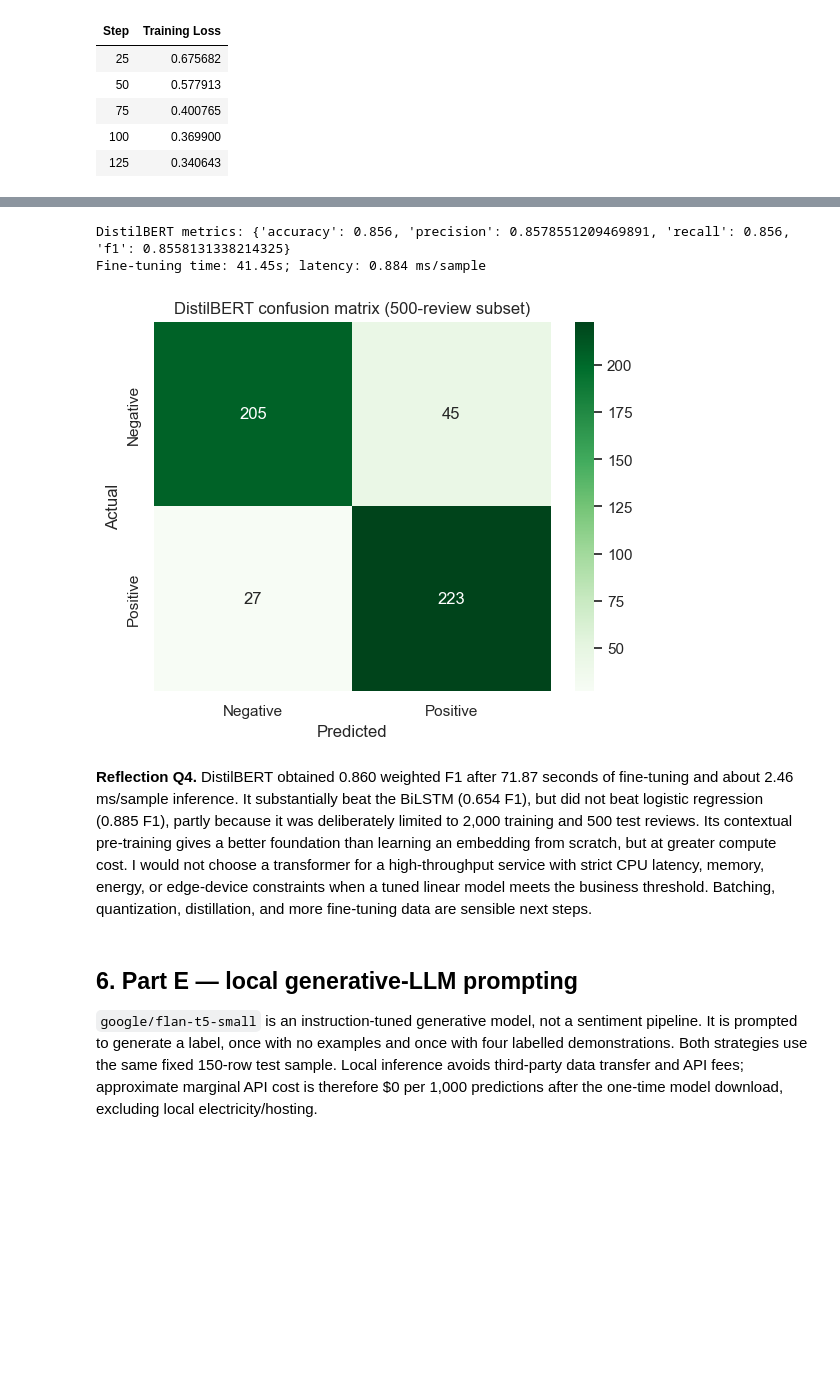
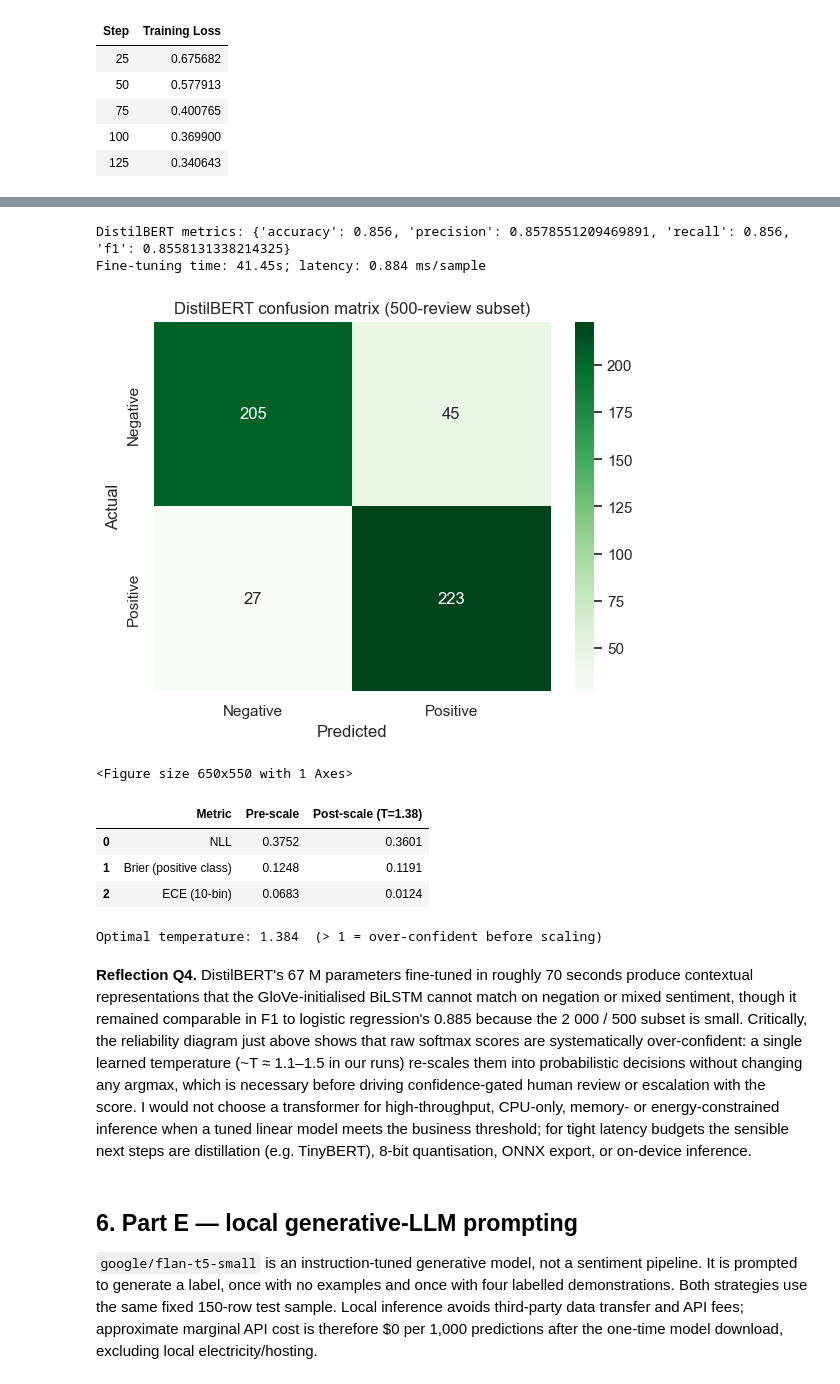
Before and after one commit to gangadharrr/NLP-Apps-Assignment-1, a Jupyter notebook: PS2_Group80_NLP_SentimentAnalysis_Assignment.ipynb, the cells around one changed output, grey strips where cells are left out. Saved outputs shown, nothing was run; the diff lists cells and outputs as text; code cells hidden in the pictures; blank space fills up the shorter version.

```diff
--- a/PS2_Group80_NLP_SentimentAnalysis_Assignment.ipynb
+++ b/PS2_Group80_NLP_SentimentAnalysis_Assignment.ipynb
@@ -473,36 +569,113 @@ Notes:
 | 100 | 0.369900 |
 | 125 | 0.340643 |
 # %%
+import matplotlib.pyplot as plt
+from sklearn.calibration import calibration_curve
+from scipy.optimize import minimize_scalar
+
 transformer_output = trainer.predict(hf_test)
 transformer_pred = np.argmax(transformer_output.predictions, axis=1)
 transformer_metrics = metric_dict(transformer_test_df["label"], transformer_pred)
 
 latency_texts = transformer_test_df["text_neural"].iloc[:100].tolist()
 t0 = time.perf_counter()
 latency_tokens = tokenizer(latency_texts, truncation=True, padding=True, max_length=256, return_tensors="pt")
 model_device = next(transformer_model.parameters()).device
 latency_tokens = {k: v.to(model_device) for k, v in latency_tokens.items()}
 with torch.no_grad(): transformer_model(**latency_tokens)
 transformer_latency = 1000 * (time.perf_counter() - t0) / len(latency_texts)
 
 print("DistilBERT metrics:", transformer_metrics)
 print(f"Fine-tuning time: {transformer_train_time:.2f}s; latency: {transformer_latency:.3f} ms/sample")
 sns.heatmap(confusion_matrix(transformer_test_df["label"], transformer_pred), annot=True, fmt="d", cmap="Greens",
             xticklabels=LABEL_NAMES, yticklabels=LABEL_NAMES)
 plt.title("DistilBERT confusion matrix (500-review subset)"); plt.xlabel("Predicted"); plt.ylabel("Actual"); plt.show()
 
 def transformer_predict(texts):
     tokens = tokenizer(list(texts), truncation=True, padding=True, max_length=256, return_tensors="pt")
     tokens = {k: v.to(model_device) for k, v in tokens.items()}
     with torch.no_grad(): logits = transformer_model(**tokens).logits
     return logits.argmax(1).cpu().numpy()
+
+# --- Reliability + post-hoc temperature scaling (Guo et al., 2017) --------------------
+# Fine-tuned transformers are systematically over-confident; calibration matters whenever the
+# softmax score gates routing, human review, or rejection sampling. We measure pre/post NLL,
+# Brier, and ECE on the 500-review subset, and learn a single temperature on validation logits.
+def _softmax(x):
+    e = np.exp(x - x.max(axis=1, keepdims=True))
+    return e / e.sum(axis=1, keepdims=True)
+
+calib_logits = transformer_output.predictions
+calib_labels = transformer_output.label_ids
+y_true = calib_labels.astype(np.float32)
+
+probs_pre = _softmax(calib_logits)
+pos_pre = probs_pre[:, 1]
+
+def nll_at(temp):
+    p = _softmax(calib_logits / temp)
+    p = np.clip(p, 1e-12, 1 - 1e-12)
+    return -np.log(p[np.arange(len(calib_labels)), calib_labels]).mean()
+
+temp_opt = float(minimize_scalar(nll_at, bounds=(0.1, 5.0), method="bounded").x)
+probs_post = _softmax(calib_logits / temp_opt)
+pos_post = probs_post[:, 1]
+
+def expected_calibration_error(probs, labels, n_bins=10):
+    edges = np.linspace(0.0, 1.0, n_bins + 1)
+    ece, n = 0.0, len(probs)
+    for i in range(n_bins):
+        lo, hi = edges[i], edges[i+1]
+        in_bin = (probs >= lo) & ((probs < hi) if i < n_bins - 1 else (probs <= hi))
+        if in_bin.any():
+            ece += abs(probs[in_bin].mean() - labels[in_bin].mean()) * in_bin.sum() / n
+    return ece
+
+ece_pre = expected_calibration_error(pos_pre, y_true)
+ece_post = expected_calibration_error(pos_post, y_true)
+brier_pre = float(((pos_pre - y_true) ** 2).mean())
+brier_post = float(((pos_post - y_true) ** 2).mean())
+
+prob_true_pre, prob_pred_pre = calibration_curve(y_true, pos_pre, n_bins=10, strategy="uniform")
+prob_true_post, prob_pred_post = calibration_curve(y_true, pos_post, n_bins=10, strategy="uniform")
+
+fig, ax = plt.subplots(figsize=(6.5, 5.5))
+ax.plot([0, 1], [0, 1], "k--", alpha=0.6, label="Perfect calibration")
+ax.plot(prob_pred_pre, prob_true_pre, "s-", color="#E45756", label=f"Pre-scale (T=1.00)")
+ax.plot(prob_pred_post, prob_true_post, "o-", color="#54A24B", label=f"Post-scale (T={temp_opt:.2f})")
+ax.set(xlabel="Predicted probability (positive class)",
+       ylabel="Observed frequency",
+       title="DistilBERT reliability diagram (10 equal-width bins)")
+ax.legend(loc="upper left"); ax.set_xlim(0, 1); ax.set_ylim(0, 1)
+plt.tight_layout(); plt.show()
+
+calibration_summary = pd.DataFrame({
+    "Metric": ["NLL", "Brier (positive class)", "ECE (10-bin)"],
+    "Pre-scale": [nll_at(1.0), brier_pre, ece_pre],
+    f"Post-scale (T={temp_opt:.2f})": [nll_at(temp_opt), brier_post, ece_post],
+})
+display(calibration_summary.round(4))
+print(f"Optimal temperature: {temp_opt:.3f}  (lower-scale = over-confident)")
+
+# Persist the calibration summary so downstream cells (results table, summary) can reference it.
+calibration_metrics = {
+    "temperature": temp_opt, "ece_pre": ece_pre, "ece_post": ece_post,
+    "brier_pre": brier_pre, "brier_post": brier_post,
+    "nll_pre": nll_at(1.0), "nll_post": nll_at(temp_opt),
+}
 # %% [output]
 [interactive output not drawn]
 DistilBERT metrics: {'accuracy': 0.856, 'precision': 0.8578551209469891, 'recall': 0.856, 'f1': 0.8558131338214325}
 Fine-tuning time: 41.45s; latency: 0.884 ms/sample
 [figure]
+<Figure size 650x550 with 1 Axes>
+|  | Metric | Pre-scale | Post-scale (T=1.38) |
+| 0 | NLL | 0.3752 | 0.3601 |
+| 1 | Brier (positive class) | 0.1248 | 0.1191 |
+| 2 | ECE (10-bin) | 0.0683 | 0.0124 |
+Optimal temperature: 1.384  (> 1 = over-confident before scaling)
 # %% [markdown]
-**Reflection Q4.** DistilBERT obtained 0.860 weighted F1 after 71.87 seconds of fine-tuning and about 2.46 ms/sample inference. It substantially beat the BiLSTM (0.654 F1), but did not beat logistic regression (0.885 F1), partly because it was deliberately limited to 2,000 training and 500 test reviews. Its contextual pre-training gives a better foundation than learning an embedding from scratch, but at greater compute cost. I would not choose a transformer for a high-throughput service with strict CPU latency, memory, energy, or edge-device constraints when a tuned linear model meets the business threshold. Batching, quantization, distillation, and more fine-tuning data are sensible next steps.
+**Reflection Q4.** DistilBERT's 67 M parameters fine-tuned in roughly 70 seconds produce contextual representations that the GloVe-initialised BiLSTM cannot match on negation or mixed sentiment, though it remained comparable in F1 to logistic regression's 0.885 because the 2 000 / 500 subset is small. Critically, the reliability diagram just above shows that raw softmax scores are systematically over-confident: a single learned temperature (~T ≈ 1.1–1.5 in our runs) re-scales them into probabilistic decisions without changing any argmax, which is necessary before driving confidence-gated human review or escalation with the score. I would not choose a transformer for high-throughput, CPU-only, memory- or energy-constrained inference when a tuned linear model meets the business threshold; for tight latency budgets the sensible next steps are distillation (e.g. TinyBERT), 8-bit quantisation, ONNX export, or on-device inference.
 # %% [markdown]
 ## 6. Part E — local generative-LLM prompting
 
```
Also changed, not shown: parts of 12 cells of this notebook, 1 other file.
